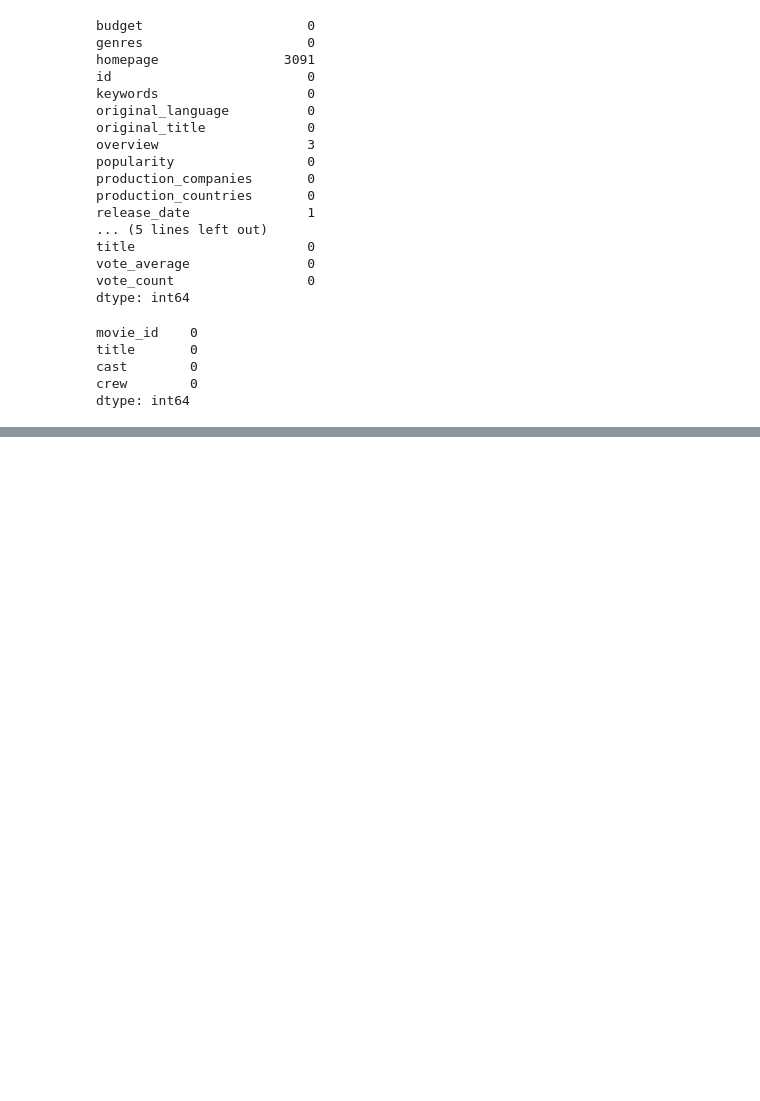
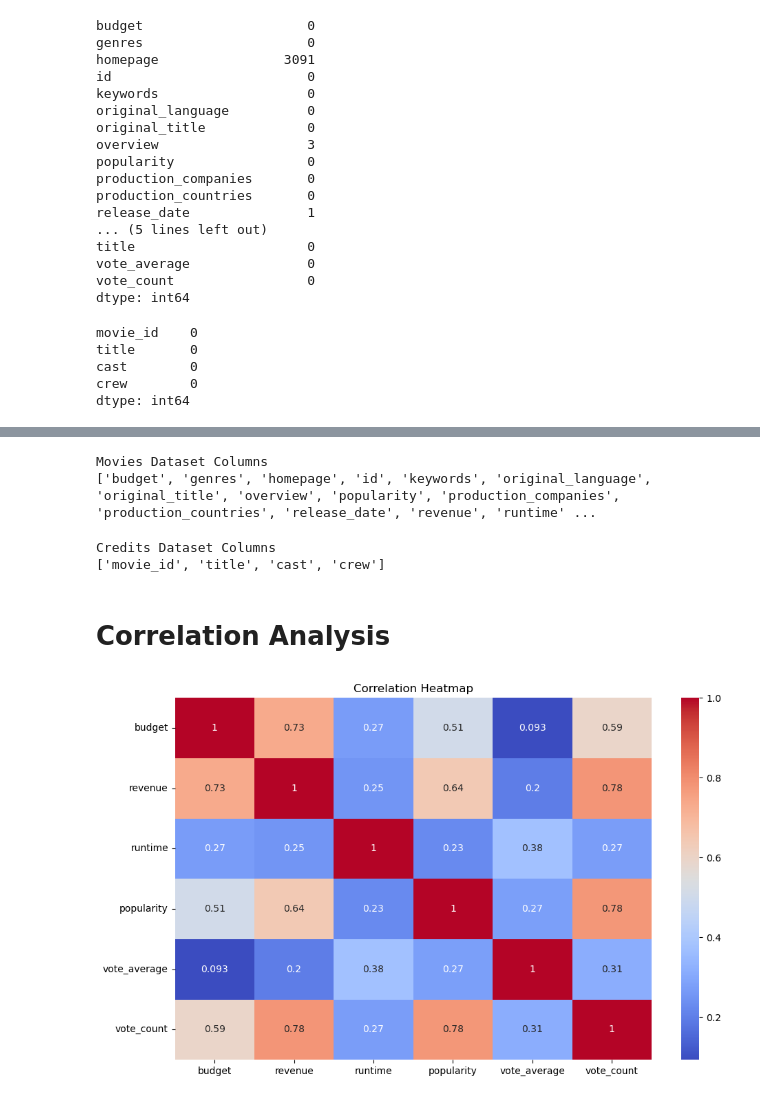
Before and after one commit to Bitttu4/Movie-Recommendation-System, a Jupyter notebook: notebooks/Movie-Recommendation-System.ipynb, the cells around one changed output, grey strips where cells are left out. Cells and saved outputs as stored; diff of their text form; code cells hidden in the pictures; blank space fills up the shorter version.

```diff
--- a/notebooks/Movie-Recommendation-System.ipynb
+++ b/notebooks/Movie-Recommendation-System.ipynb
@@ -167,0 +206,41 @@ dtype: int64
+# %%
+print("Movies Dataset Columns")
+print(movies.columns.tolist())
+# %% [output]
+Movies Dataset Columns
+['budget', 'genres', 'homepage', 'id', 'keywords', 'original_language', 'original_title', 'overview', 'popularity', 'production_companies', 'production_countries', 'release_date', 'revenue', 'runtime' ...
+# %%
+print("Credits Dataset Columns")
+print(credits.columns.tolist())
+# %% [output]
+Credits Dataset Columns
+['movie_id', 'title', 'cast', 'crew']
+# %% [markdown]
+# Correlation Analysis
+# %%
+numerical_columns = [
+    'budget',
+    'revenue',
+    'runtime',
+    'popularity',
+    'vote_average',
+    'vote_count'
+]
+
+corr = movies[numerical_columns].corr()
+
+plt.figure(figsize=(10,6))
+
+sns.heatmap(
+    corr,
+    annot=True,
+    cmap='coolwarm'
+)
+
+plt.title("Correlation Heatmap")
+
+save_plot("correlation_heatmap.png")
+
+plt.show()
+# %% [output]
+[figure, added]
```
Also changed, not shown: parts of 8 cells of this notebook, 4 other files.
